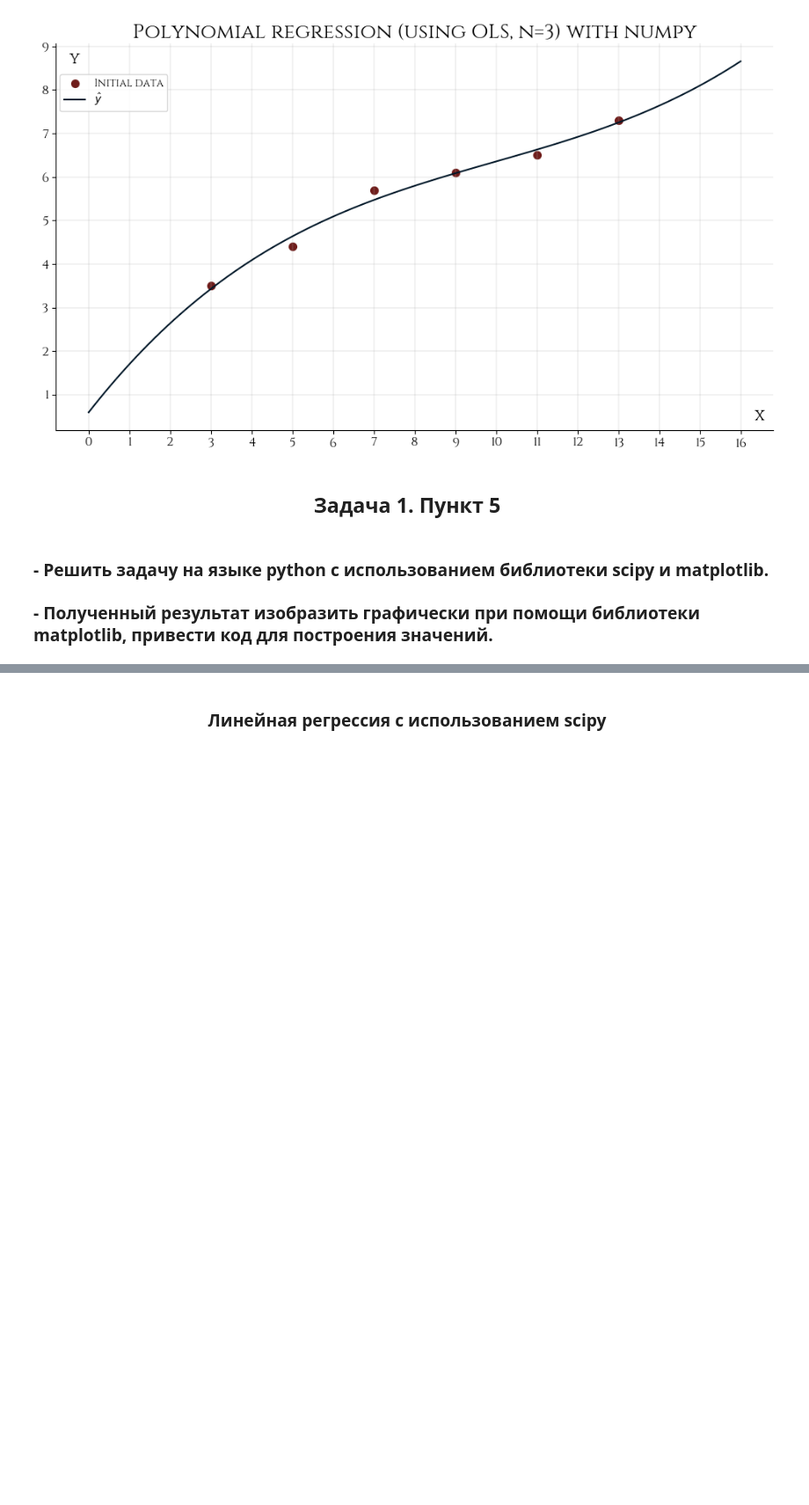
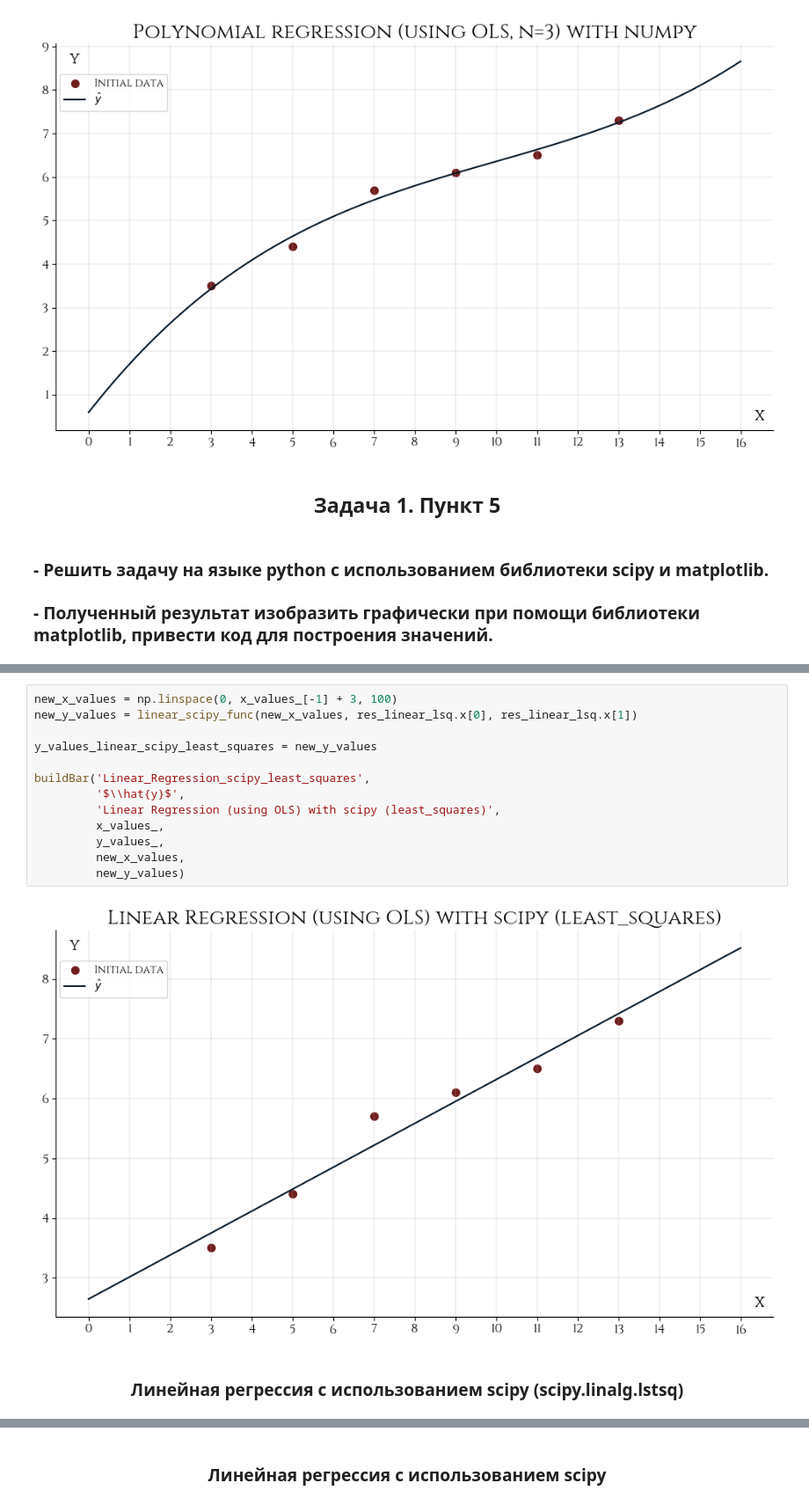
Before and after one commit to kwuh91/Machine-Learning, a Jupyter notebook: HW1/HW1.1/main.ipynb, the cells around one changed output, grey strips where cells are left out. Shown: that part at 88% size. Saved outputs shown, nothing was run; the diff lists cells and outputs as text; blank space fills up the shorter version.

```diff
--- a/HW1/HW1.1/main.ipynb
+++ b/HW1/HW1.1/main.ipynb
@@ -308,0 +355,17 @@ buildBar('Polynomial_Regression_numpy', '$\\hat{y}$', 'Polynomial regression (us
+# %%
+new_x_values = np.linspace(0, x_values_[-1] + 3, 100)
+new_y_values = linear_scipy_func(new_x_values, res_linear_lsq.x[0], res_linear_lsq.x[1])
+
+y_values_linear_scipy_least_squares = new_y_values
+
+buildBar('Linear_Regression_scipy_least_squares',
+         '$\\hat{y}$',
+         'Linear Regression (using OLS) with scipy (least_squares)',
+         x_values_,
+         y_values_,
+         new_x_values,
+         new_y_values)
+# %% [output]
+[figure, added]
+# %% [markdown]
+<h3> <center> Линейная регрессия с использованием scipy (scipy.linalg.lstsq) </center> </h3>
```
Also changed, not shown: parts of 31 cells of this notebook, 20 other files.
